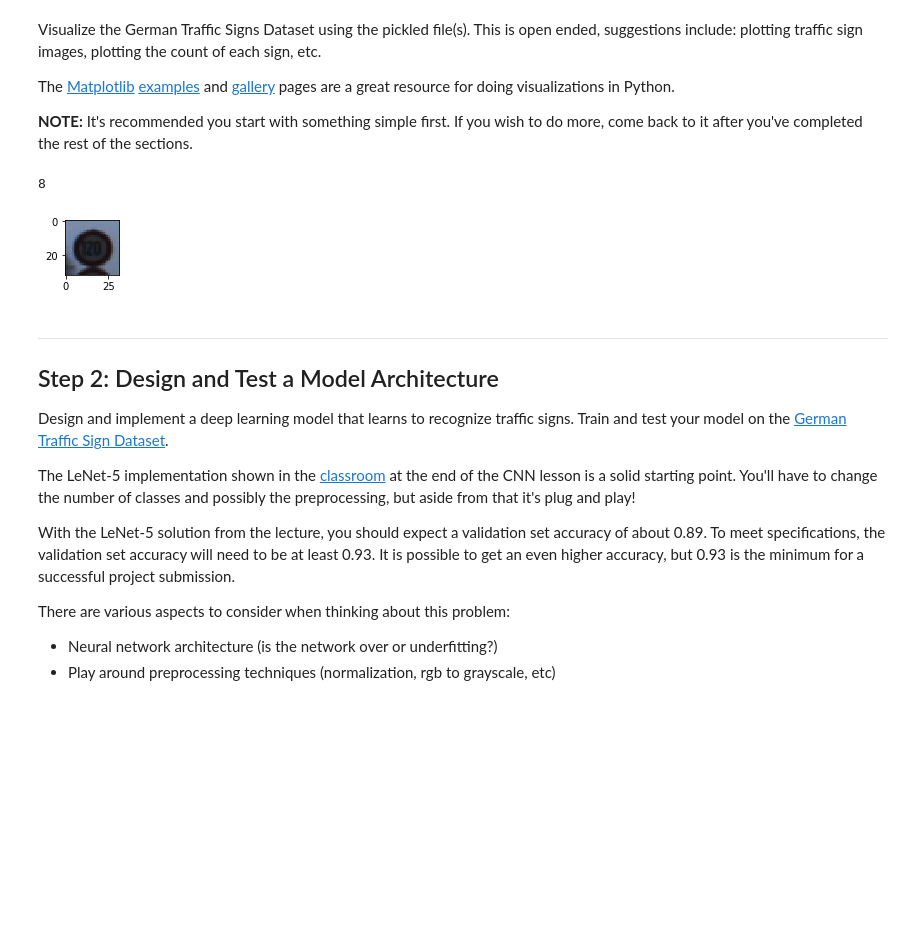
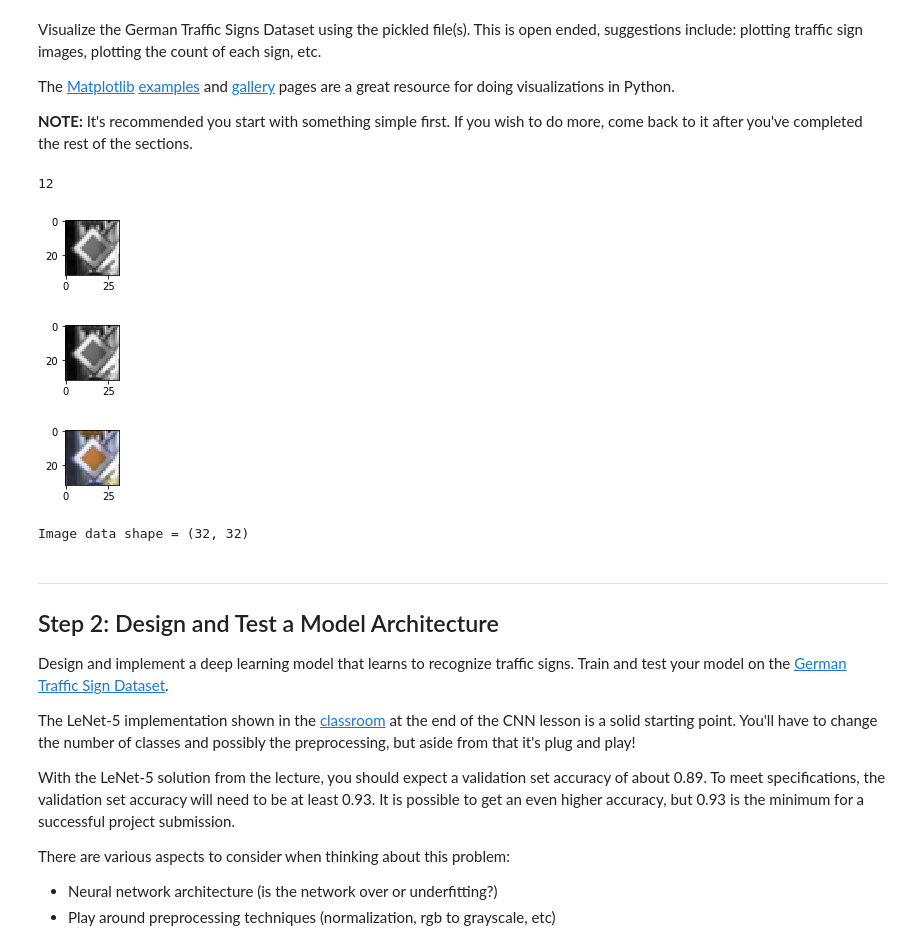
Before and after one commit to bryan0806/Udacity-CarND-Traffic-Sign-Classifier-Project, a Jupyter notebook: Traffic_Sign_Classifier.ipynb, the cells around one changed output. Saved outputs shown, nothing was run; the diff lists cells and outputs as text; code cells hidden in the pictures; blank space fills up the shorter version.

```diff
--- a/Traffic_Sign_Classifier.ipynb
+++ b/Traffic_Sign_Classifier.ipynb
@@ -97,13 +100,40 @@ import random
-# %%
-index = random.randint(0, len(X_train))
-image = X_train[index]
-
-plt.figure(figsize=(1,1))
-plt.imshow(image)
-print(y_train[index])
-# %% [output]
-8
-[figure, removed]
+# %%
+index = random.randint(0, len(X_train))
+image = X_train[index]
+#print(image[0][0][0])
+
+def rgb2gray2(rgb):
+    return np.dot(rgb[...,:3], [0.299, 0.587, 0.114])
+
+plt.figure(figsize=(1,1))
+gray = rgb2gray2(image)
+plt.imshow(gray,cmap = plt.get_cmap('gray'))
+
+img_gray = rgb2gray(image)
+plt.figure(figsize=(1,1))
+plt.imshow(img_gray,cmap = plt.get_cmap('gray'))
+
+plt.figure(figsize=(1,1))
+plt.imshow(image)
+print(y_train[index])
+# %% [output]
+12
+[figure, added]
+[figure, added]
+[figure, added]
+# %%
+#transfer color to grayscale
+new_train = []
+for image in X_train:
+    new_image = rgb2gray2(image)
+    new_train.append(new_image)
+
+# TODO: What's the shape of an traffic sign image?
+image_shape = new_train[0].shape
+print("Image data shape =", image_shape)
+X_train = new_train
+# %% [output]
+Image data shape = (32, 32)
 # %% [markdown]
 ----
 
```
Also changed, not shown: parts of 8 cells of this notebook.
